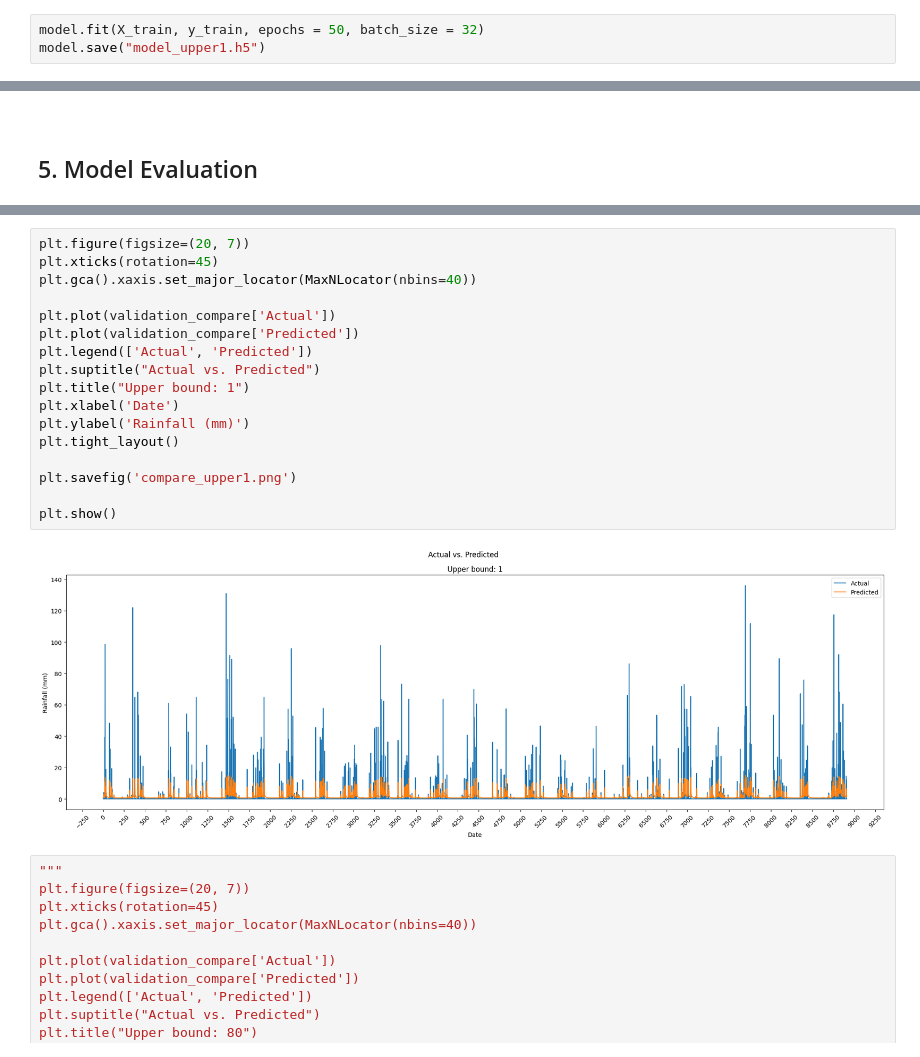
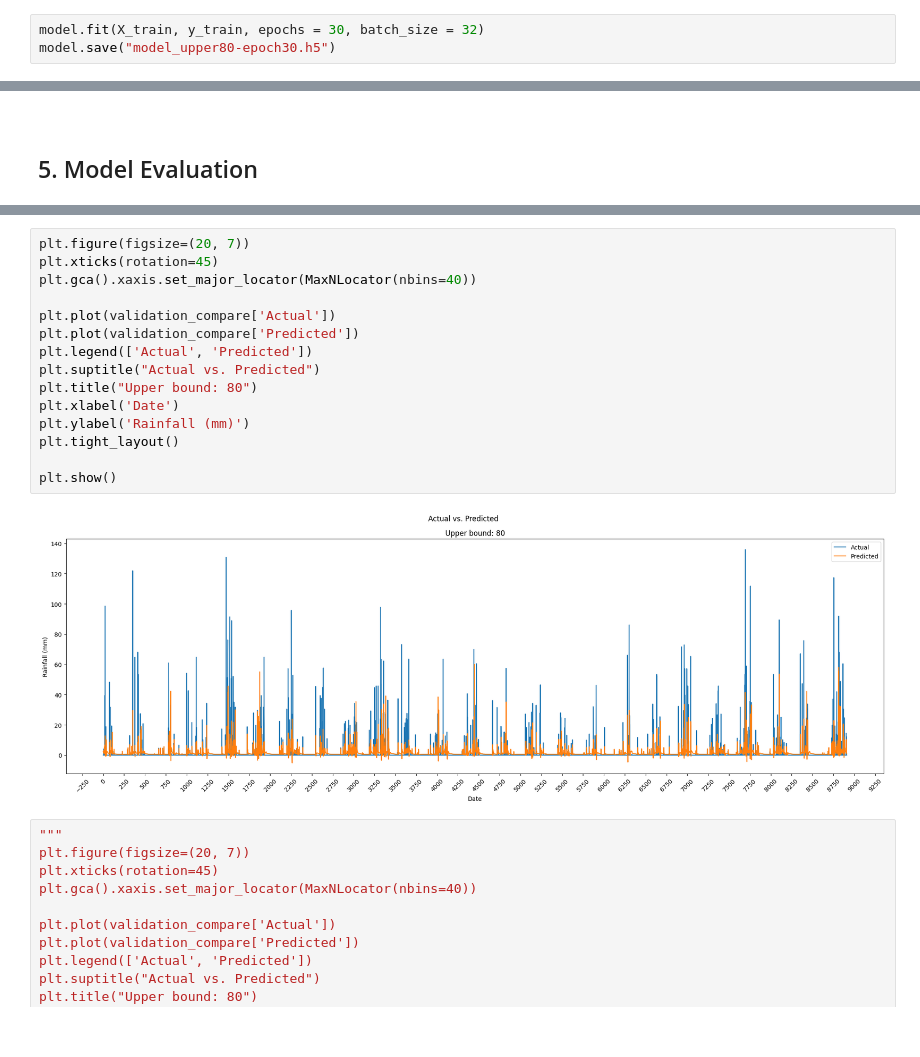
Before and after one commit to pippahtlin/Extreme-Precipitation, a Jupyter notebook: univariate_daily.ipynb, the cells around one changed output, grey strips where cells are left out. Drawn from its saved outputs; the diff is of its cells as text.

```diff
--- a/univariate_daily.ipynb
+++ b/univariate_daily.ipynb
@@ -158,6 +158,6 @@ Trainable params: 30651 (119.73 KB)
 Non-trainable params: 0 (0.00 Byte)
 _________________________________________________________________
 # %%
-model.fit(X_train, y_train, epochs = 50, batch_size = 32)
-model.save("model_upper1.h5")
+model.fit(X_train, y_train, epochs = 30, batch_size = 32)
+model.save("model_upper80-epoch30.h5")
 # %% [output]
@@ -219,22 +219,20 @@ validation_compare.head(20)
 # %%
 plt.figure(figsize=(20, 7))
 plt.xticks(rotation=45)
 plt.gca().xaxis.set_major_locator(MaxNLocator(nbins=40))
 
 plt.plot(validation_compare['Actual'])
 plt.plot(validation_compare['Predicted'])
 plt.legend(['Actual', 'Predicted'])
 plt.suptitle("Actual vs. Predicted")
-plt.title("Upper bound: 1")
+plt.title("Upper bound: 80")
 plt.xlabel('Date')
 plt.ylabel('Rainfall (mm)')
 plt.tight_layout()
 
-plt.savefig('compare_upper1.png')
-
 plt.show()
 # %% [output]
-[figure, old version]
+[figure, new version]
 # %%
 """
 plt.figure(figsize=(20, 7))
```
Also changed, not shown: parts of 9 cells of this notebook.
